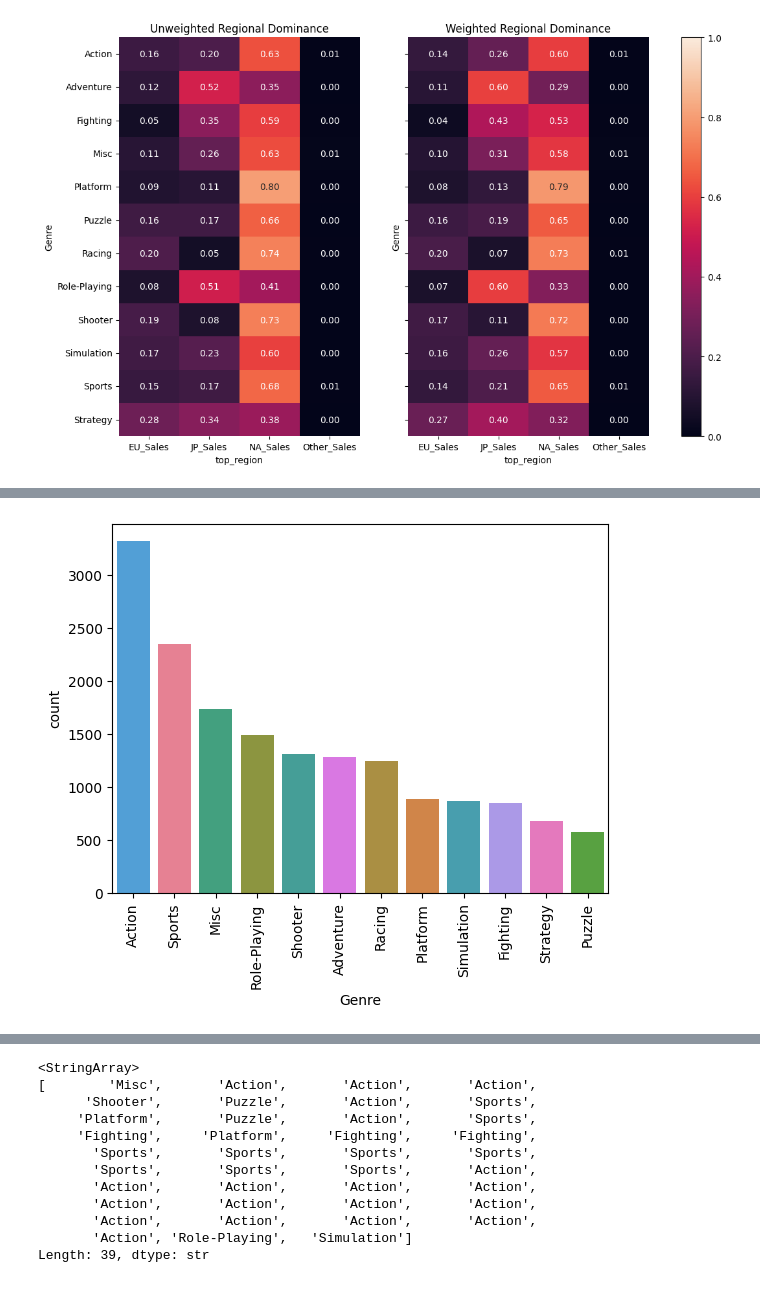
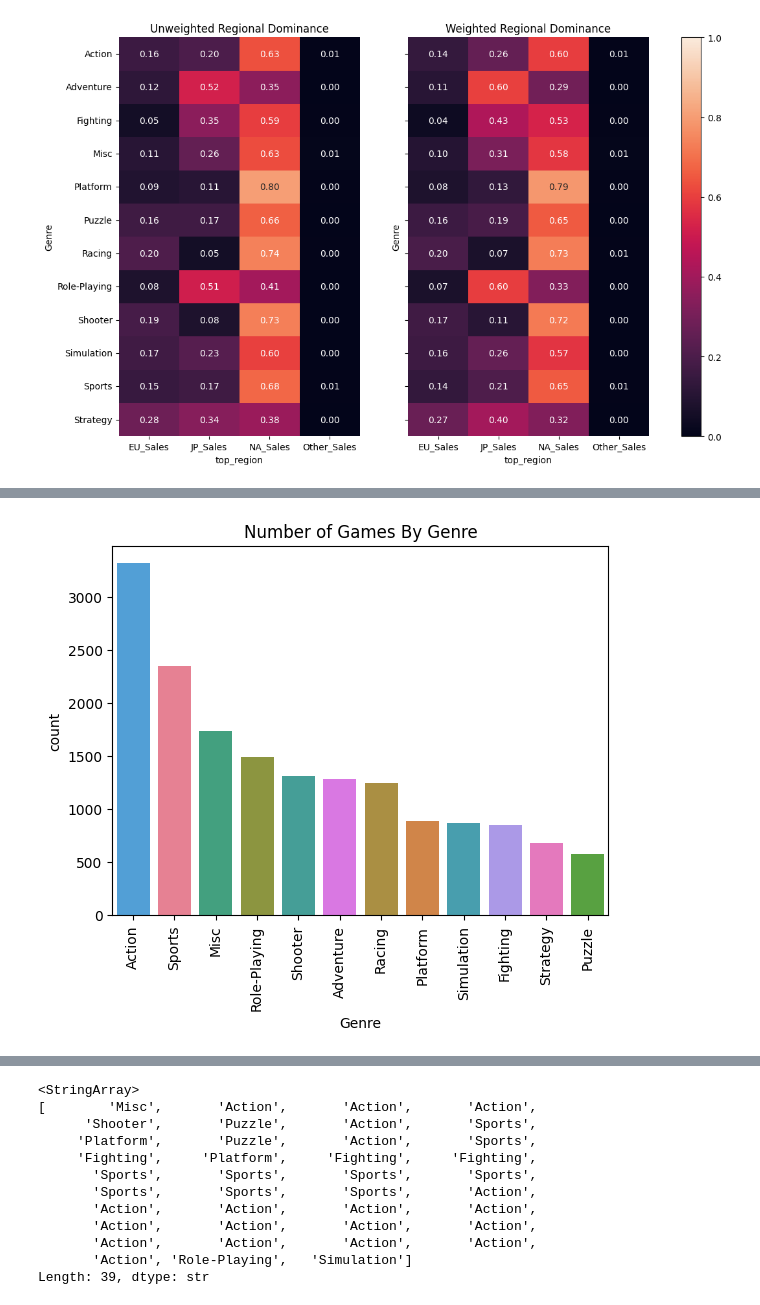
Before and after one commit to cafesmire/notebooks, a Jupyter notebook: video_game_sales/videogame_eda.ipynb, the cells around one changed output, grey strips where cells are left out. Drawn from its saved outputs; the diff is of its cells as text; code cells hidden in the pictures.

```diff
--- a/video_game_sales/videogame_eda.ipynb
+++ b/video_game_sales/videogame_eda.ipynb
@@ -173,11 +174,12 @@ plt.show()
 # %%
 #What genre games have been made the most
 genre_counts = df['Genre'].value_counts()
 sns.countplot(df, x='Genre', order=genre_counts.index, hue='Genre')
 plt.xticks(rotation=90)
+plt.title('Number of Games By Genre')
 plt.show()
 # %% [output]
-[figure, old version]
+[figure, new version]
 # %%
 #Which year had the most releases
 yearly_releases = df['Year'].value_counts()
```
Also changed, not shown: parts of 10 cells of this notebook.
